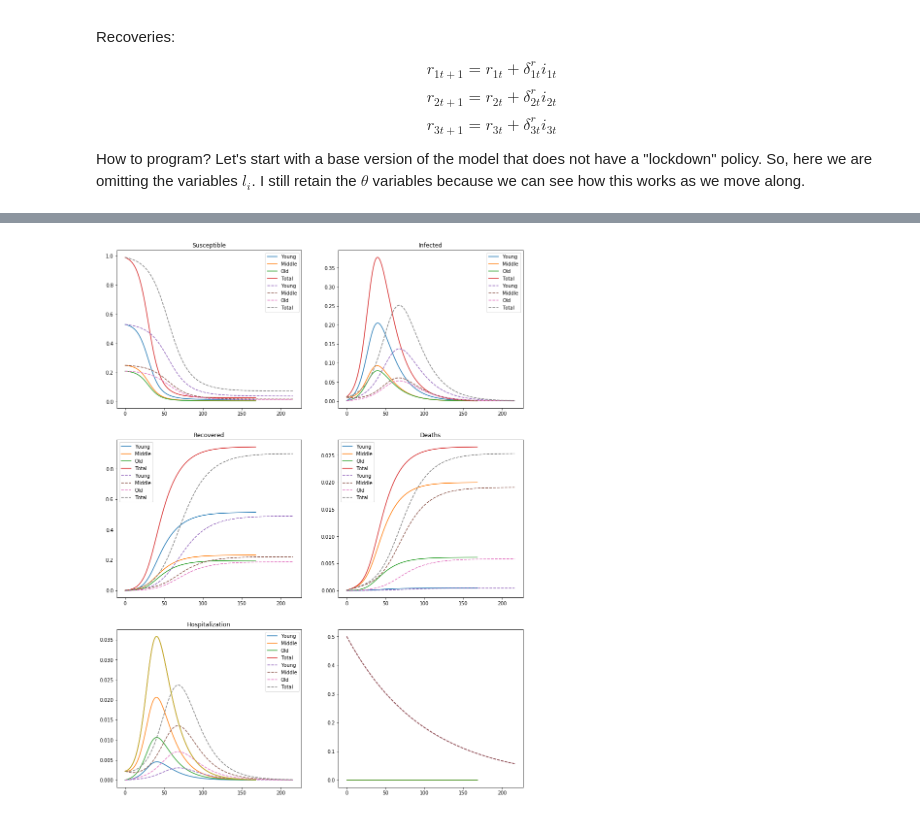
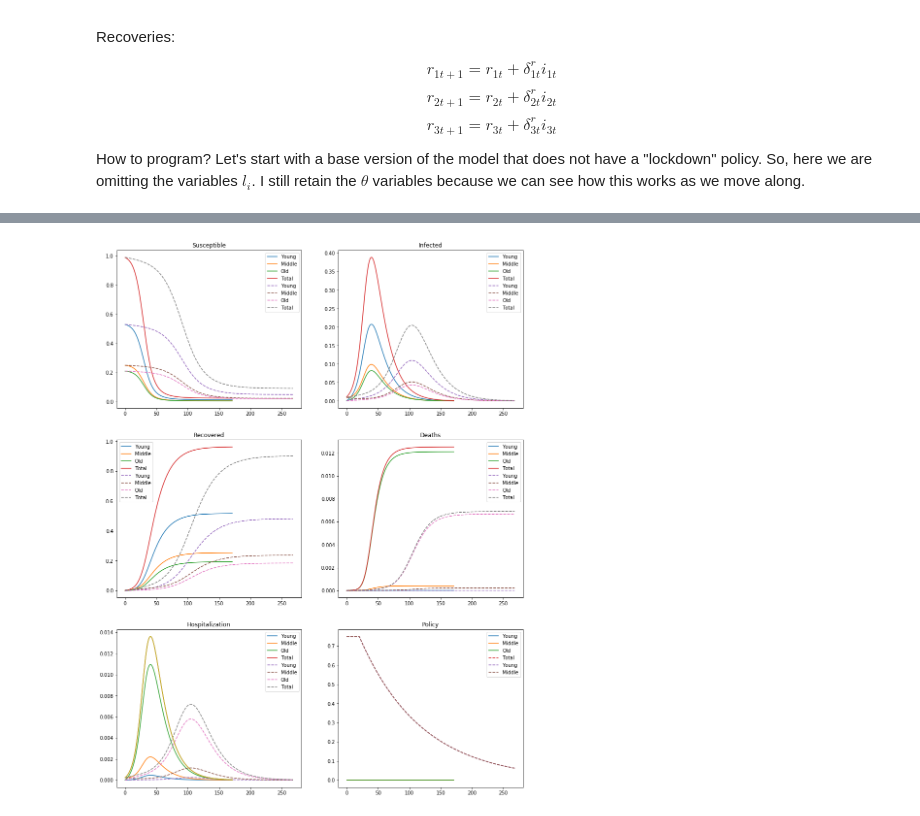
Before and after one commit to hunterecon2/epidemics, a Jupyter notebook: notebooks/PolicyTradeoffs.ipynb, the cells around one changed output, grey strips where cells are left out. Saved outputs shown, nothing was run; the diff lists cells and outputs as text; code cells hidden in the pictures.

```diff
--- a/notebooks/PolicyTradeoffs.ipynb
+++ b/notebooks/PolicyTradeoffs.ipynb
@@ -37,0 +72,8 @@ Anyways, here is a table:
+# %%
+from sympy import *
+
+lam, sigma = symbols('lambda sigma')
+
+e1 = 5*(.0000555) - .0000555*(1 + lam*sigma*.0001336995)
+e2 = 5*(.000555) - .000555*(1 + lam*sigma*.0001336995)
+e3 = 5*(.00333) - .00333*(1 + lam*sigma*.0001336995)
@@ -281,9 +425,8 @@ def achewwmodel(s0=[.53, .25, .21], i0=[0, .01, 0], rho=[[.2, .2, .2], [.2, .2,
 # %%
 res = achewwmodel()
-resp = achewwmodel(L=[.5, .5, .5], taper=[.01, .01, .01])
+resp = achewwmodel(L=[.75, .75, .75], taper=[0.01, 0.01, 0.01], alpha=2)
 # %%
 fig = plt.figure(figsize=(15, 12))
-
 axs = fig.add_subplot(3, 2, 1)
 adj = fig.subplots_adjust(bottom=-.4)
 xr  = np.arange(len(res['S']['s1']))
@@ -387,31 +530,35 @@ htotal = [h1 + h2 + h3 for h1, h2, h3 in zip(res['H']['h1'] , res['H']['h2'], re
 
 lst = axh.plot(xr, htotal)
 
 xrp  = np.arange(len(resp['H']['h1']))
 ld1p = axh.plot(xrp, resp['H']['h1'], linestyle='--')
 ld2p = axh.plot(xrp, resp['H']['h2'], linestyle='--')
 ld3p = axh.plot(xrp, resp['H']['h3'], linestyle='--')
 
 htotalp = [h1 + h2 + h3 for h1, h2, h3 in zip(resp['H']['h1'] , resp['H']['h2'], resp['H']['h3'])]
 
 lst = axh.plot(xrp, htotalp, linestyle='--')
 
 rla = axh.legend(['Young', 'Middle', 'Old', 'Total', 'Young', 'Middle', 'Old', 'Total'])
 
 rtit = axh.title.set_text('Hospitalization')
 
 axpol = fig.add_subplot(3, 2, 6)
 
 xr  = np.arange(len(res['L']['l1']))
 ld1 = axpol.plot(xr, res['L']['l1'])
 ld2 = axpol.plot(xr, res['L']['l2'])
 ld3 = axpol.plot(xr, res['L']['l3'])
 
 lst = axh.plot(xr, htotal)
 
 xrp  = np.arange(len(resp['L']['l1']))
 ld1p = axpol.plot(xrp, resp['L']['l1'], linestyle='--')
 ld2p = axpol.plot(xrp, resp['L']['l2'], linestyle='--')
 ld3p = axpol.plot(xrp, resp['L']['l3'], linestyle='--')
+
+polla = axpol.legend(['Young', 'Middle', 'Old', 'Total', 'Young', 'Middle', 'Old', 'Total'])
+
+poltit = axpol.title.set_text('Policy')
 # %% [output]
-[figure, old version]
+[figure, new version]
```
Also changed, not shown: parts of 15 cells of this notebook.
